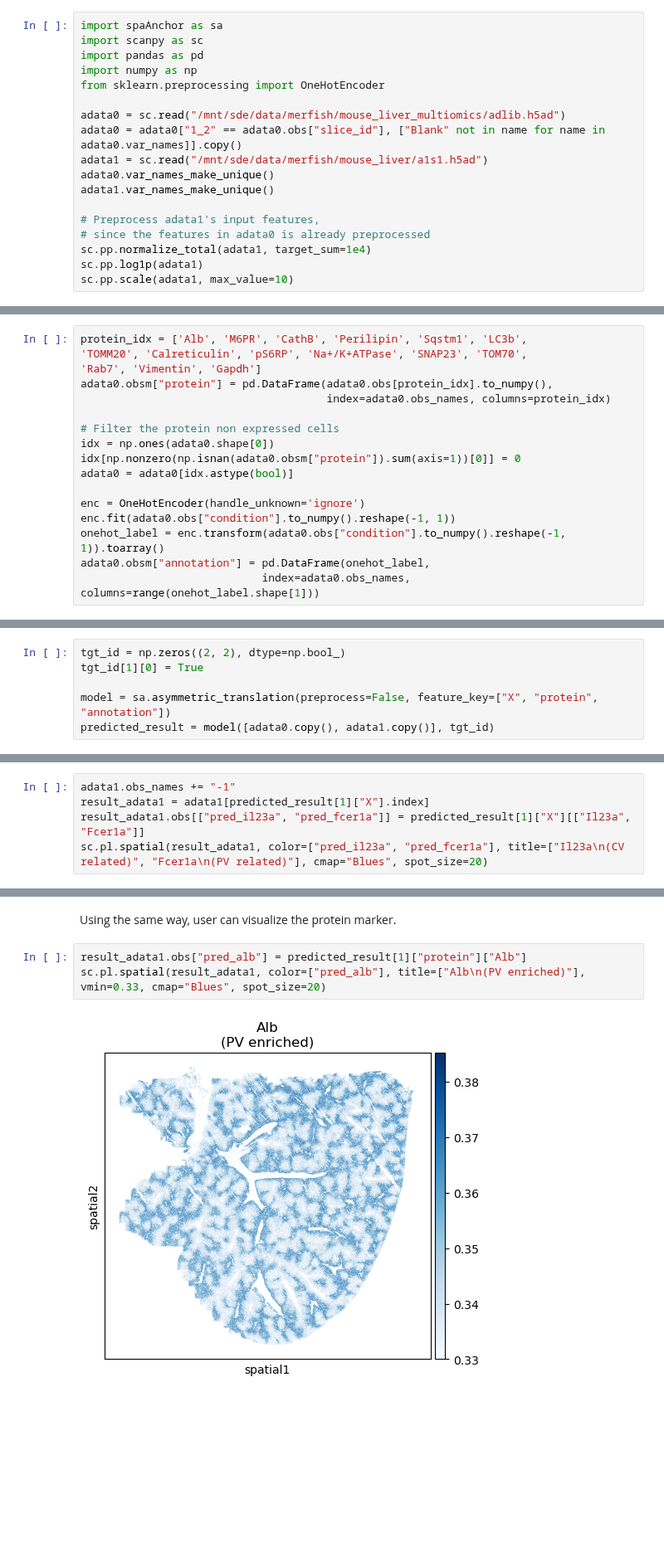
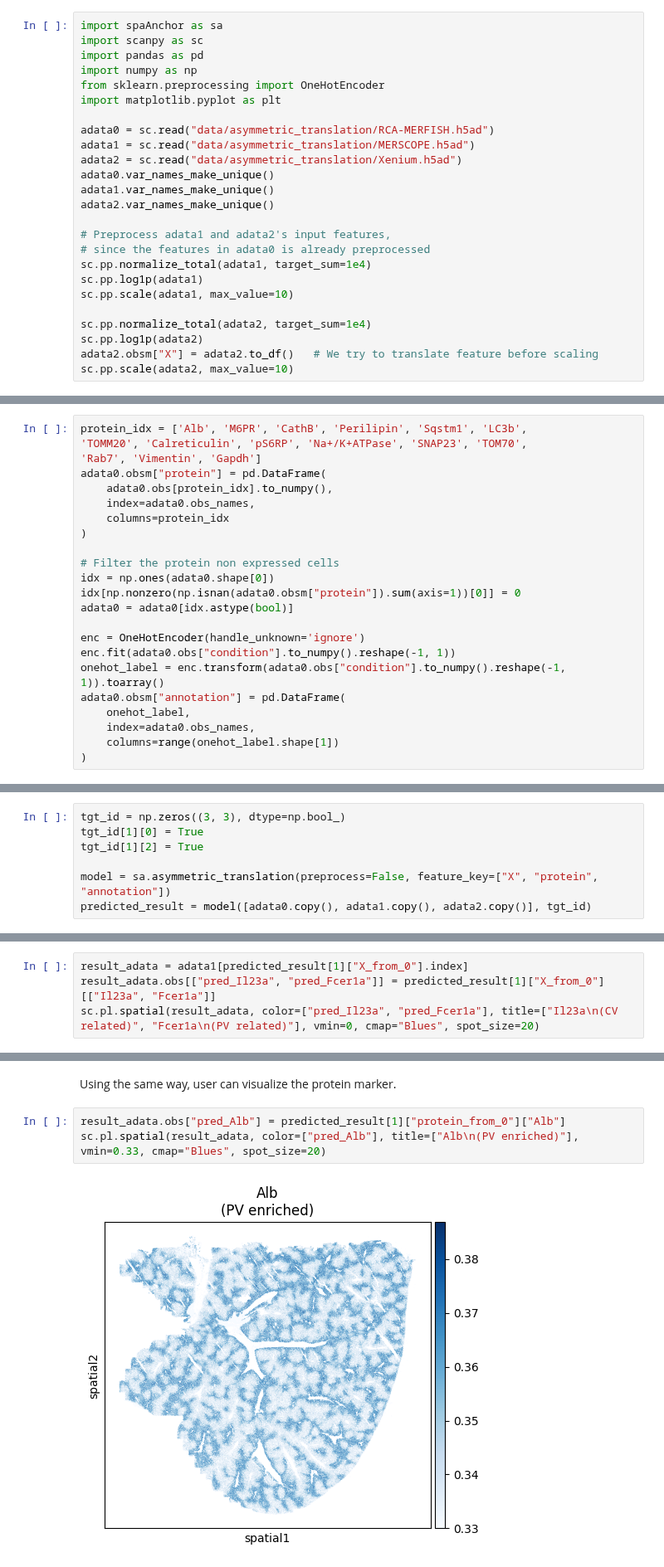
Before and after one commit to hannshu/spaAnchor-docs, a Jupyter notebook: docs/source/asymmetric_translation.ipynb, the cells around one changed output, grey strips where cells are left out. Shown at 83% size. Cells and saved outputs as stored; diff of their text form; blank space fills up the shorter version.

```diff
--- a/docs/source/asymmetric_translation.ipynb
+++ b/docs/source/asymmetric_translation.ipynb
@@ -11,18 +11,25 @@ import scanpy as sc
 import pandas as pd
 import numpy as np
 from sklearn.preprocessing import OneHotEncoder
+import matplotlib.pyplot as plt
 
-adata0 = sc.read("/mnt/sde/data/merfish/mouse_liver_multiomics/adlib.h5ad")
-adata0 = adata0["1_2" == adata0.obs["slice_id"], ["Blank" not in name for name in adata0.var_names]].copy()
-adata1 = sc.read("/mnt/sde/data/merfish/mouse_liver/a1s1.h5ad")
+adata0 = sc.read("data/asymmetric_translation/RCA-MERFISH.h5ad")
+adata1 = sc.read("data/asymmetric_translation/MERSCOPE.h5ad")
+adata2 = sc.read("data/asymmetric_translation/Xenium.h5ad")
 adata0.var_names_make_unique()
 adata1.var_names_make_unique()
+adata2.var_names_make_unique()
 
-# Preprocess adata1's input features,
+# Preprocess adata1 and adata2's input features,
 # since the features in adata0 is already preprocessed
 sc.pp.normalize_total(adata1, target_sum=1e4)
 sc.pp.log1p(adata1)
 sc.pp.scale(adata1, max_value=10)
+
+sc.pp.normalize_total(adata2, target_sum=1e4)
+sc.pp.log1p(adata2)
+adata2.obsm["X"] = adata2.to_df()   # We try to translate feature before scaling
+sc.pp.scale(adata2, max_value=10)
 # %% [markdown]
 User should structure their input data within an `sc.AnnData` object as follows. Ensure that all feature matrices are aligned, with rows corresponding to the same cells/spots in the same order.
 
@@ -36,8 +43,11 @@ Features should be stored as a `pd.DataFrame` data structure.
 protein_idx = ['Alb', 'M6PR', 'CathB', 'Perilipin', 'Sqstm1', 'LC3b',
 'TOMM20', 'Calreticulin', 'pS6RP', 'Na+/K+ATPase', 'SNAP23', 'TOM70',
 'Rab7', 'Vimentin', 'Gapdh']
-adata0.obsm["protein"] = pd.DataFrame(adata0.obs[protein_idx].to_numpy(),
-                                      index=adata0.obs_names, columns=protein_idx)
+adata0.obsm["protein"] = pd.DataFrame(
+    adata0.obs[protein_idx].to_numpy(),
+    index=adata0.obs_names,
+    columns=protein_idx
+)
 
 # Filter the protein non expressed cells
 idx = np.ones(adata0.shape[0])
@@ -47,6 +57,9 @@ adata0 = adata0[idx.astype(bool)]
 enc = OneHotEncoder(handle_unknown='ignore')
 enc.fit(adata0.obs["condition"].to_numpy().reshape(-1, 1))
 onehot_label = enc.transform(adata0.obs["condition"].to_numpy().reshape(-1, 1)).toarray()
-adata0.obsm["annotation"] = pd.DataFrame(onehot_label,
-                            index=adata0.obs_names, columns=range(onehot_label.shape[1]))
+adata0.obsm["annotation"] = pd.DataFrame(
+    onehot_label,
+    index=adata0.obs_names,
+    columns=range(onehot_label.shape[1])
+)
 # %% [markdown]
@@ -56,7 +69,8 @@ Model will predict all type of features you designated at `feature_key`.
 # %%
-tgt_id = np.zeros((2, 2), dtype=np.bool_)
+tgt_id = np.zeros((3, 3), dtype=np.bool_)
 tgt_id[1][0] = True
+tgt_id[1][2] = True
 
 model = sa.asymmetric_translation(preprocess=False, feature_key=["X", "protein", "annotation"])
-predicted_result = model([adata0.copy(), adata1.copy()], tgt_id)
+predicted_result = model([adata0.copy(), adata1.copy(), adata2.copy()], tgt_id)
 # %% [output]
@@ -71,6 +96,5 @@ After prediction, user can visualize the spatial distribution of important gene
 # %%
-adata1.obs_names += "-1"
-result_adata1 = adata1[predicted_result[1]["X"].index]
-result_adata1.obs[["pred_il23a", "pred_fcer1a"]] = predicted_result[1]["X"][["Il23a", "Fcer1a"]]
-sc.pl.spatial(result_adata1, color=["pred_il23a", "pred_fcer1a"], title=["Il23a\n(CV related)", "Fcer1a\n(PV related)"], cmap="Blues", spot_size=20)
+result_adata = adata1[predicted_result[1]["X_from_0"].index]
+result_adata.obs[["pred_Il23a", "pred_Fcer1a"]] = predicted_result[1]["X_from_0"][["Il23a", "Fcer1a"]]
+sc.pl.spatial(result_adata, color=["pred_Il23a", "pred_Fcer1a"], title=["Il23a\n(CV related)", "Fcer1a\n(PV related)"], vmin=0, cmap="Blues", spot_size=20)
 # %% [output]
@@ -78,10 +102,10 @@ sc.pl.spatial(result_adata1, color=["pred_il23a", "pred_fcer1a"], title=["Il23a\
 # %% [markdown]
 Using the same way, user can visualize the protein marker.
 # %%
-result_adata1.obs["pred_alb"] = predicted_result[1]["protein"]["Alb"]
-sc.pl.spatial(result_adata1, color=["pred_alb"], title=["Alb\n(PV enriched)"], vmin=0.33, cmap="Blues", spot_size=20)
+result_adata.obs["pred_Alb"] = predicted_result[1]["protein_from_0"]["Alb"]
+sc.pl.spatial(result_adata, color=["pred_Alb"], title=["Alb\n(PV enriched)"], vmin=0.33, cmap="Blues", spot_size=20)
 # %% [output]
-[figure, old version]
+[figure, new version]
 # %% [markdown]
 For predict annotation, the model will output a `pd.DataFrame` of numerical values.
 To visualize these as categories, we first need to convert them back into discrete labels by using the one-hot encoder.
```
Also changed, not shown: parts of 7 cells of this notebook, 14 other files.
